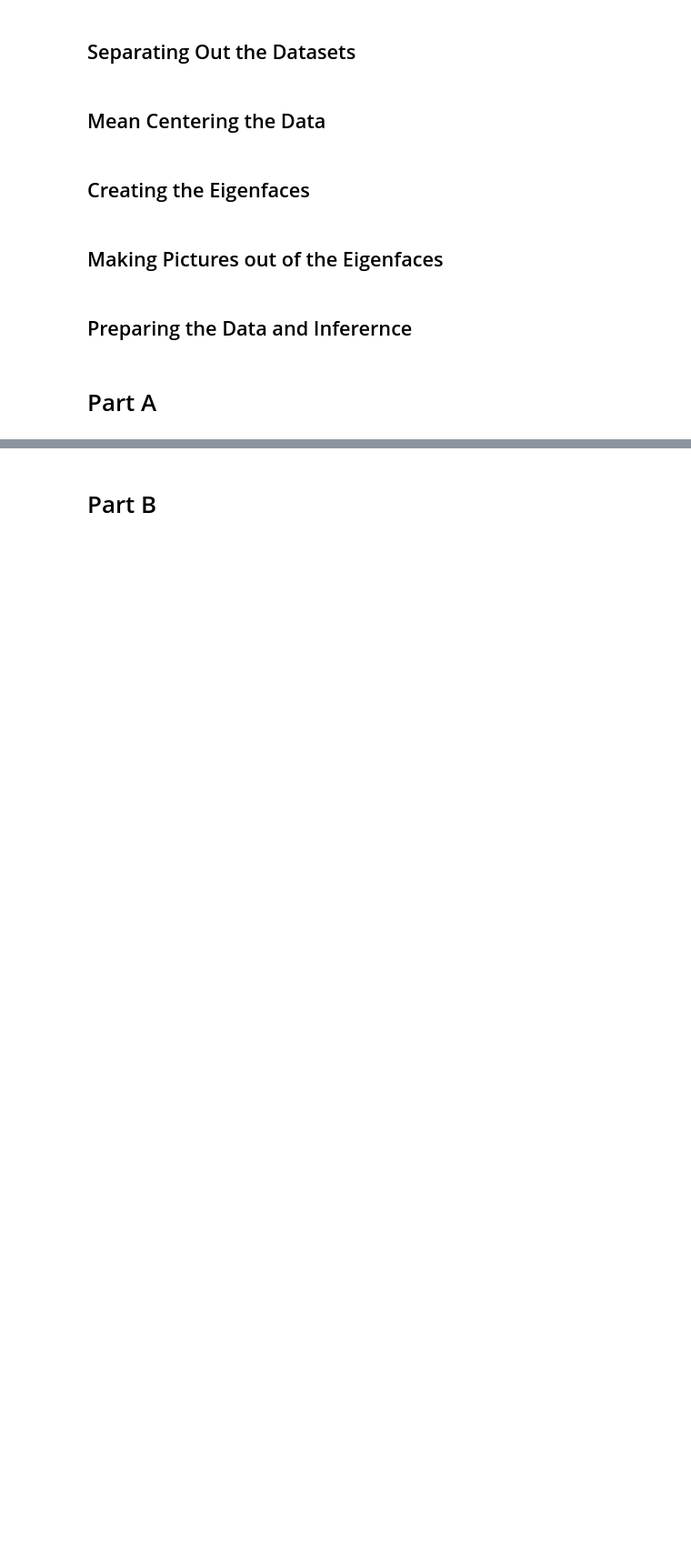
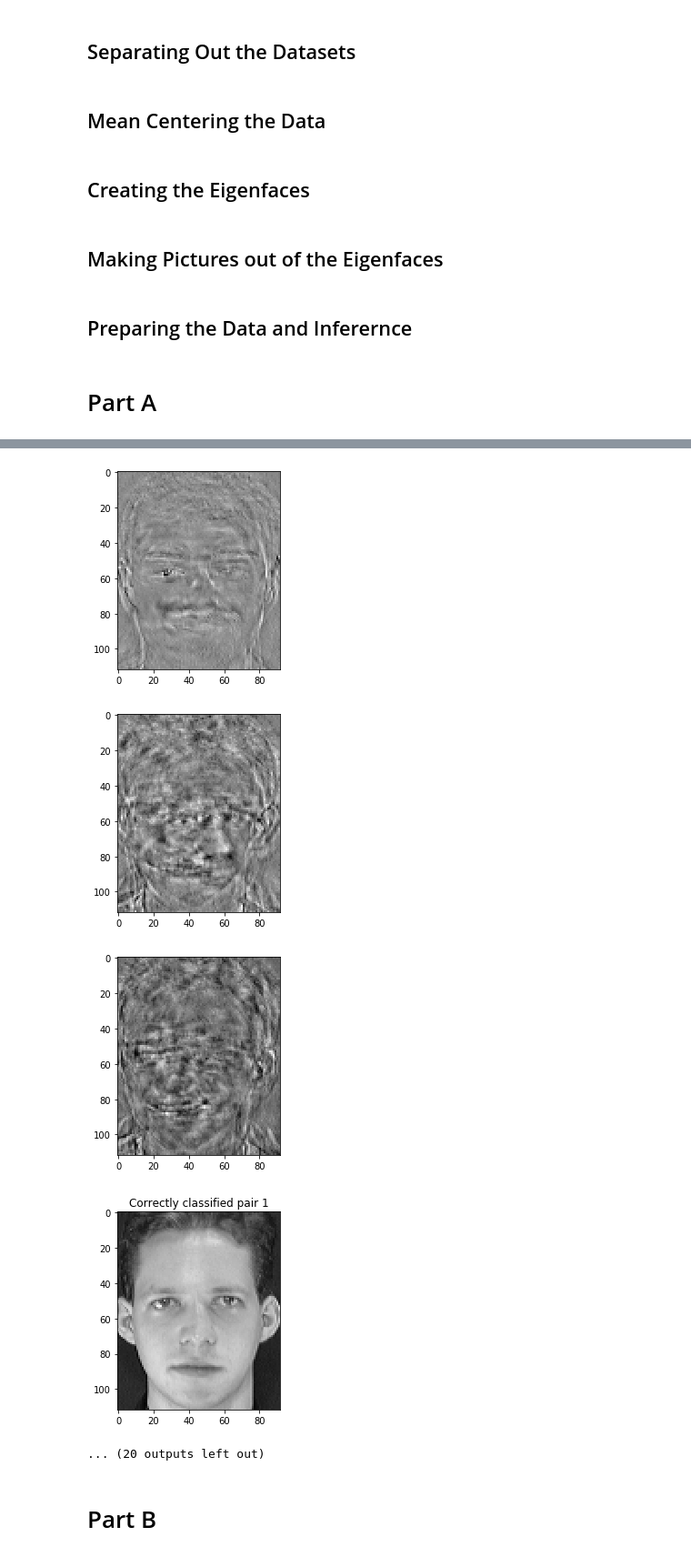
Before and after one commit to pots7878/PCA_face_detection, a Jupyter notebook: Lab01 PCA.ipynb, the cells around one changed output, grey strips where cells are left out. Shown at 91% size. Drawn from its saved outputs; the diff is of its cells as text; code cells hidden in the pictures; blank space fills up the shorter version.

```diff
--- a/Lab01 PCA.ipynb
+++ b/Lab01 PCA.ipynb
@@ -362,23 +460,12 @@ def trial_1():
     #show eigenvalue plots
     eigenvaluePlots(E)
 
-    #changing the size of the basis set (Part B)
-    #call function 6 times and put result inside pandas df
-    acc_1 = inference(E, eigenvalue, 5, test_centered, gallery_centered)
-    acc_2 = inference(E, eigenvalue, 10, test_centered, gallery_centered)
-    acc_3 = inference(E, eigenvalue, 20, test_centered, gallery_centered)
-    acc_4 = inference(E, eigenvalue, 30, test_centered, gallery_centered)
-    acc_5 = inference(E, eigenvalue, 40, test_centered, gallery_centered)
-    acc_6 = inference(E, eigenvalue, 50, test_centered, gallery_centered)
+    #find accuracy
+    acc_1, test, gallery = inference(E, eigenvalue, 50, test_centered, gallery_centered)
+
+    inferencePlots(test, gallery)
 
     #output accuracy for part A
-    print("Percent of correct matches {:.2f}%".format(acc_6))
+    print("Percent of correct matches {:.2f}%".format(acc_1))
 
-    #show accuracy for (part B)
-    data = {'First 5 Cols':[acc_1],'First 10 Cols':[acc_2],
-            'First 20 Cols':[acc_3],'First 30 Cols':[acc_4],
-            'First 40 Cols':[acc_5], 'First 50 Cols':[acc_6]}
-
-    df = pd.DataFrame(data, index=['Percent correct'])
-
-    return df, data
+    return acc_1, E, eigenvalue, test_centered, gallery_centered
@@ -399,0 +472,3 @@ Percent of correct matches 91.25%
+# %%
+accuracy, E, eigenvalue, test_centered, gallery_centered = trial_1()
+# %% [output]
@@ -400,2 +483,7 @@ Percent of correct matches 91.25%
+[figure, added]
+[figure, added]
+[figure, added]
+[figure, added]
+... (20 outputs left out)
 # %% [markdown]
 # Part B
```
Also changed, not shown: parts of 12 cells of this notebook.
